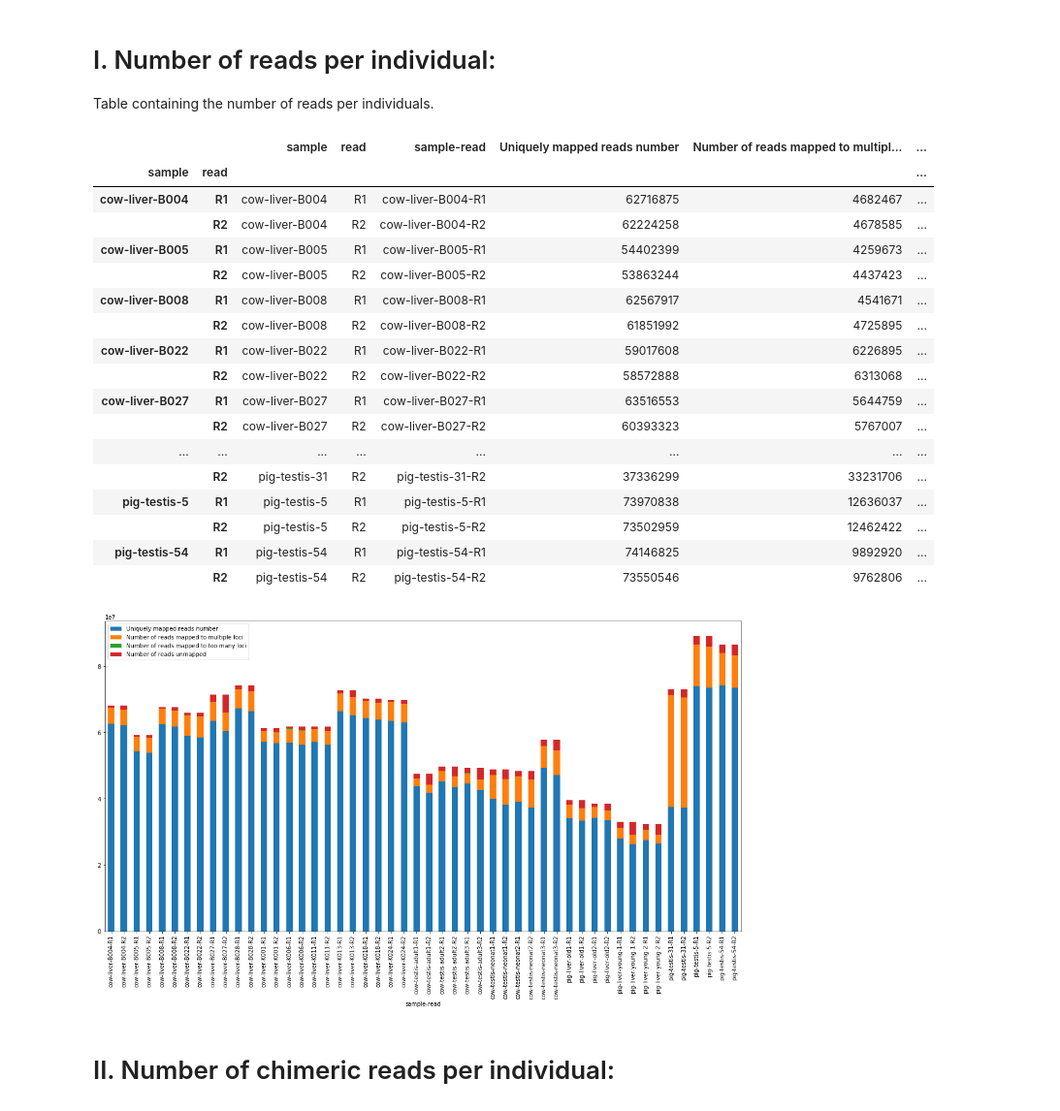
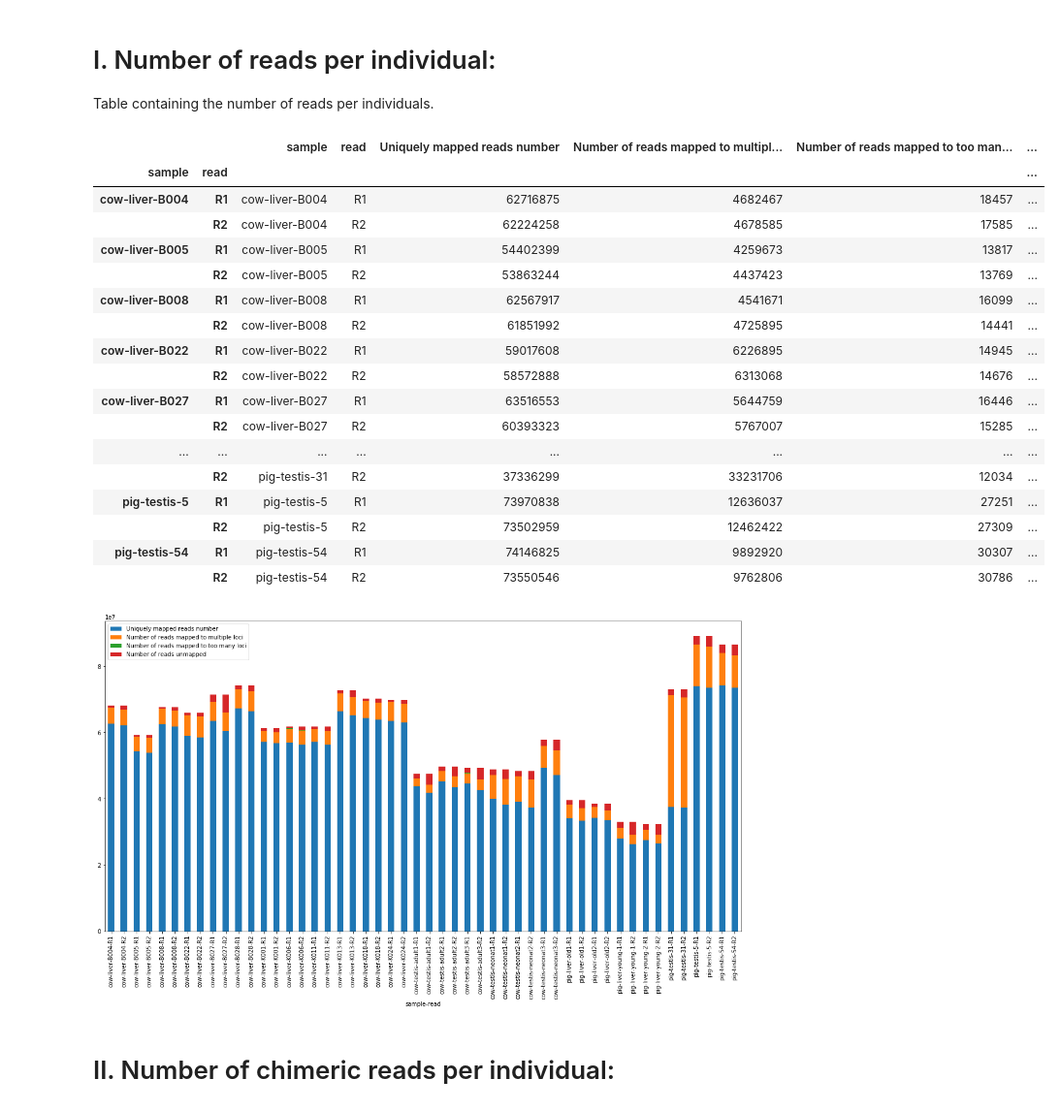
Before and after one commit to GenEpi-GenPhySE/circDetector, a Jupyter notebook: scripts/stats_mapping.ipynb, the cells around one changed output. Shown at 97% size. Drawn from its saved outputs; the diff is of its cells as text; code cells hidden in the pictures.

```diff
--- a/scripts/stats_mapping.ipynb
+++ b/scripts/stats_mapping.ipynb
@@ -75,6 +76,13 @@ for column in df.columns:
     if "number" in column.lower():
         aggregation_functions[column] = 'sum'
 df_new = df.groupby(['sample','read']).aggregate(aggregation_functions)
+
+# Create new column with the concatenation of sample and read names:
+sample = df_new["sample"].to_list()
+read = df_new["read"].to_list()
+sample_read = [i + "-" + j for i, j in zip(sample, read)]
+df_new["sample-read"] = sample_read
+
 display(df_new)
 # %% [output]
 |  |  | sample | read | Number of input reads | Uniquely mapped reads number | Uniquely mapped reads % | ... |
@@ -100,47 +108,41 @@ display(df_new)
 # I. Number of reads per individual:
 Table containing the number of reads per individuals.
 # %%
-df_nb_read = pd.DataFrame(df_new, columns=columns)
+df_nb_read = pd.DataFrame(df_new)
 
 # Compute the number of unmapped reads:
 df_nb_read["Number of reads unmapped"] = (df_nb_read['Number of input reads'] -
                                    (df_nb_read['Uniquely mapped reads number'] +
                                    df_nb_read['Number of reads mapped to multiple loci']))
 
-# Create new column with the concatenation of sample and read names:
-sample = df_nb_read["sample"].to_list()
-read = df_nb_read["read"].to_list()
-sample_read = [i + "-" + j for i, j in zip(sample, read)]
-df_nb_read["sample-read"] = sample_read
-
 # Create a new table with columns of interest:
-columns_clean = ['sample', 'read', 'sample-read', 'Uniquely mapped reads number',
+columns_clean = ['sample', 'read', 'Uniquely mapped reads number',
                  'Number of reads mapped to multiple loci', 'Number of reads mapped to too many loci',
-                 'Number of reads unmapped']
+                 'Number of reads unmapped', 'sample-read']
 df_clean = pd.DataFrame(df_nb_read, columns=columns_clean)
 display(df_clean)
 
 # Stacked bar plot:
 df_clean.plot.bar(x='sample-read', stacked=True, figsize=(20,10));
 # %% [output]
-|  |  | sample | read | sample-read | Uniquely mapped reads number | Number of reads mapped to multipl... | ... |
+|  |  | sample | read | Uniquely mapped reads number | Number of reads mapped to multipl... | Number of reads mapped to too man... | ... |
 | sample | read |  |  |  |  |  | ... |
-| cow-liver-B004 | R1 | cow-liver-B004 | R1 | cow-liver-B004-R1 | 62716875 | 4682467 | ... |
-|  | R2 | cow-liver-B004 | R2 | cow-liver-B004-R2 | 62224258 | 4678585 | ... |
-| cow-liver-B005 | R1 | cow-liver-B005 | R1 | cow-liver-B005-R1 | 54402399 | 4259673 | ... |
-|  | R2 | cow-liver-B005 | R2 | cow-liver-B005-R2 | 53863244 | 4437423 | ... |
-| cow-liver-B008 | R1 | cow-liver-B008 | R1 | cow-liver-B008-R1 | 62567917 | 4541671 | ... |
-|  | R2 | cow-liver-B008 | R2 | cow-liver-B008-R2 | 61851992 | 4725895 | ... |
-| cow-liver-B022 | R1 | cow-liver-B022 | R1 | cow-liver-B022-R1 | 59017608 | 6226895 | ... |
-|  | R2 | cow-liver-B022 | R2 | cow-liver-B022-R2 | 58572888 | 6313068 | ... |
-| cow-liver-B027 | R1 | cow-liver-B027 | R1 | cow-liver-B027-R1 | 63516553 | 5644759 | ... |
-|  | R2 | cow-liver-B027 | R2 | cow-liver-B027-R2 | 60393323 | 5767007 | ... |
+| cow-liver-B004 | R1 | cow-liver-B004 | R1 | 62716875 | 4682467 | 18457 | ... |
+|  | R2 | cow-liver-B004 | R2 | 62224258 | 4678585 | 17585 | ... |
+| cow-liver-B005 | R1 | cow-liver-B005 | R1 | 54402399 | 4259673 | 13817 | ... |
+|  | R2 | cow-liver-B005 | R2 | 53863244 | 4437423 | 13769 | ... |
+| cow-liver-B008 | R1 | cow-liver-B008 | R1 | 62567917 | 4541671 | 16099 | ... |
+|  | R2 | cow-liver-B008 | R2 | 61851992 | 4725895 | 14441 | ... |
+| cow-liver-B022 | R1 | cow-liver-B022 | R1 | 59017608 | 6226895 | 14945 | ... |
+|  | R2 | cow-liver-B022 | R2 | 58572888 | 6313068 | 14676 | ... |
+| cow-liver-B027 | R1 | cow-liver-B027 | R1 | 63516553 | 5644759 | 16446 | ... |
+|  | R2 | cow-liver-B027 | R2 | 60393323 | 5767007 | 15285 | ... |
 | ... | ... | ... | ... | ... | ... | ... | ... |
-|  | R2 | pig-testis-31 | R2 | pig-testis-31-R2 | 37336299 | 33231706 | ... |
-| pig-testis-5 | R1 | pig-testis-5 | R1 | pig-testis-5-R1 | 73970838 | 12636037 | ... |
-|  | R2 | pig-testis-5 | R2 | pig-testis-5-R2 | 73502959 | 12462422 | ... |
-| pig-testis-54 | R1 | pig-testis-54 | R1 | pig-testis-54-R1 | 74146825 | 9892920 | ... |
-|  | R2 | pig-testis-54 | R2 | pig-testis-54-R2 | 73550546 | 9762806 | ... |
+|  | R2 | pig-testis-31 | R2 | 37336299 | 33231706 | 12034 | ... |
+| pig-testis-5 | R1 | pig-testis-5 | R1 | 73970838 | 12636037 | 27251 | ... |
+|  | R2 | pig-testis-5 | R2 | 73502959 | 12462422 | 27309 | ... |
+| pig-testis-54 | R1 | pig-testis-54 | R1 | 74146825 | 9892920 | 30307 | ... |
+|  | R2 | pig-testis-54 | R2 | 73550546 | 9762806 | 30786 | ... |
 [figure]
 # %% [markdown]
 # II. Number of chimeric reads per individual:
```
Also changed, not shown: parts of 6 cells of this notebook.
